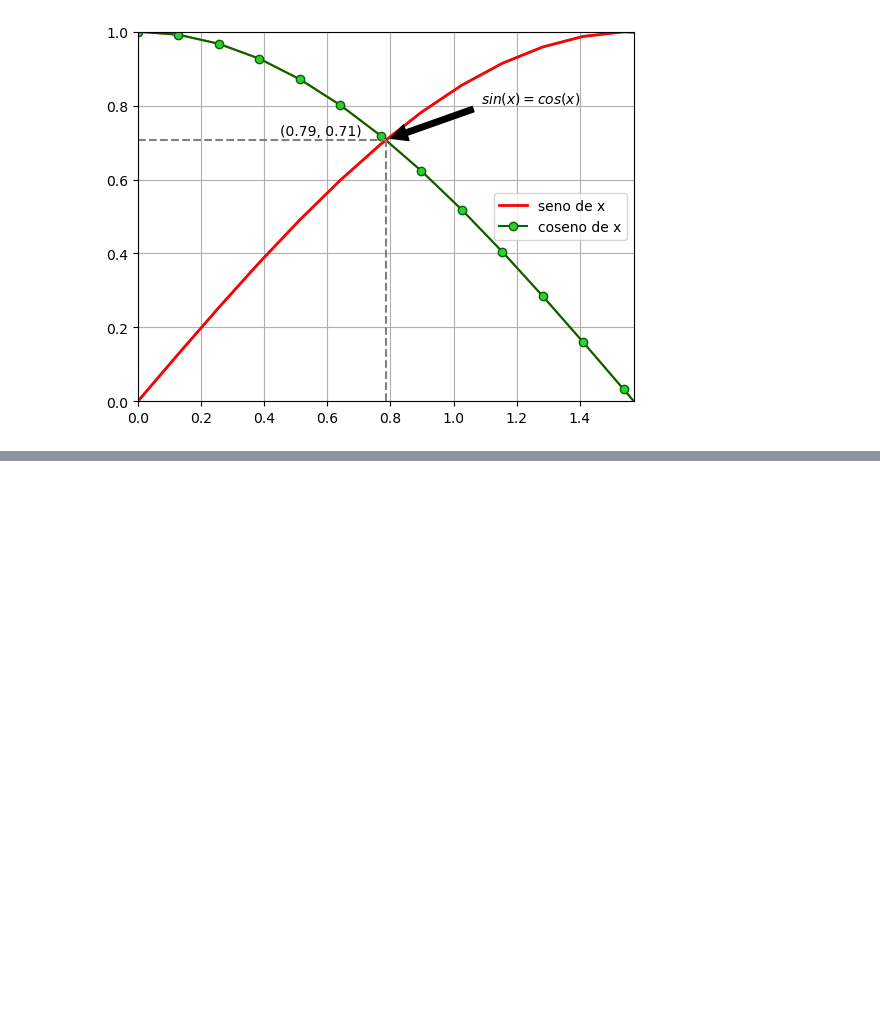
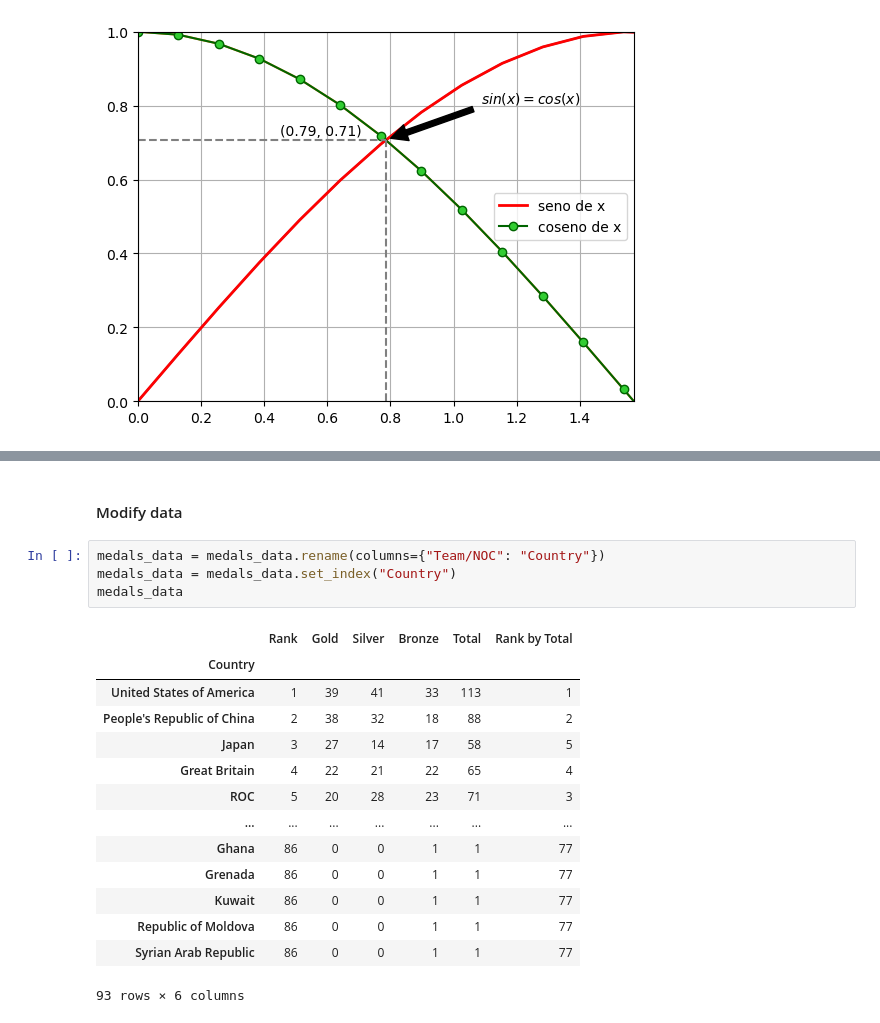
Before and after one commit to braiso-22/pruebasPyplot, a Jupyter notebook: pruebas_pyplot2.ipynb, the cells around one changed output, grey strips where cells are left out. Saved outputs shown, nothing was run; the diff lists cells and outputs as text; blank space fills up the shorter version.

```diff
--- a/pruebas_pyplot2.ipynb
+++ b/pruebas_pyplot2.ipynb
@@ -123,0 +169,21 @@ figura
+# %% [markdown]
+#### Modify data
+# %%
+medals_data = medals_data.rename(columns={"Team/NOC": "Country"})
+medals_data = medals_data.set_index("Country")
+medals_data
+# %% [output]
+|  | Rank | Gold | Silver | Bronze | Total | Rank by Total |
+| Country |  |  |  |  |  |  |
+| United States of America | 1 | 39 | 41 | 33 | 113 | 1 |
+| People's Republic of China | 2 | 38 | 32 | 18 | 88 | 2 |
+| Japan | 3 | 27 | 14 | 17 | 58 | 5 |
+| Great Britain | 4 | 22 | 21 | 22 | 65 | 4 |
+| ROC | 5 | 20 | 28 | 23 | 71 | 3 |
+| ... | ... | ... | ... | ... | ... | ... |
+| Ghana | 86 | 0 | 0 | 1 | 1 | 77 |
+| Grenada | 86 | 0 | 0 | 1 | 1 | 77 |
+| Kuwait | 86 | 0 | 0 | 1 | 1 | 77 |
+| Republic of Moldova | 86 | 0 | 0 | 1 | 1 | 77 |
+| Syrian Arab Republic | 86 | 0 | 0 | 1 | 1 | 77 |
+93 rows × 6 columns
```
Also changed, not shown: parts of 8 cells of this notebook, 5 other files.
